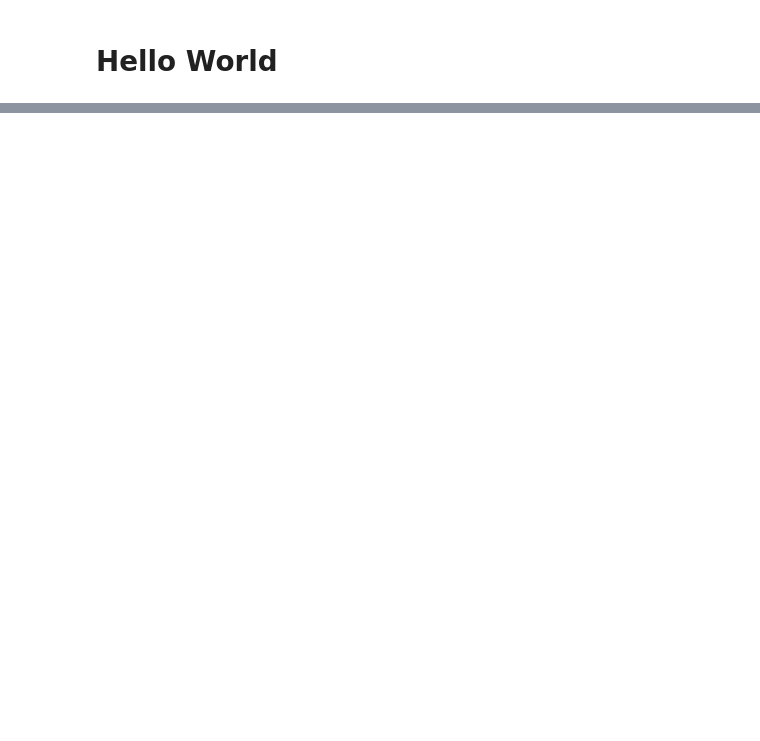
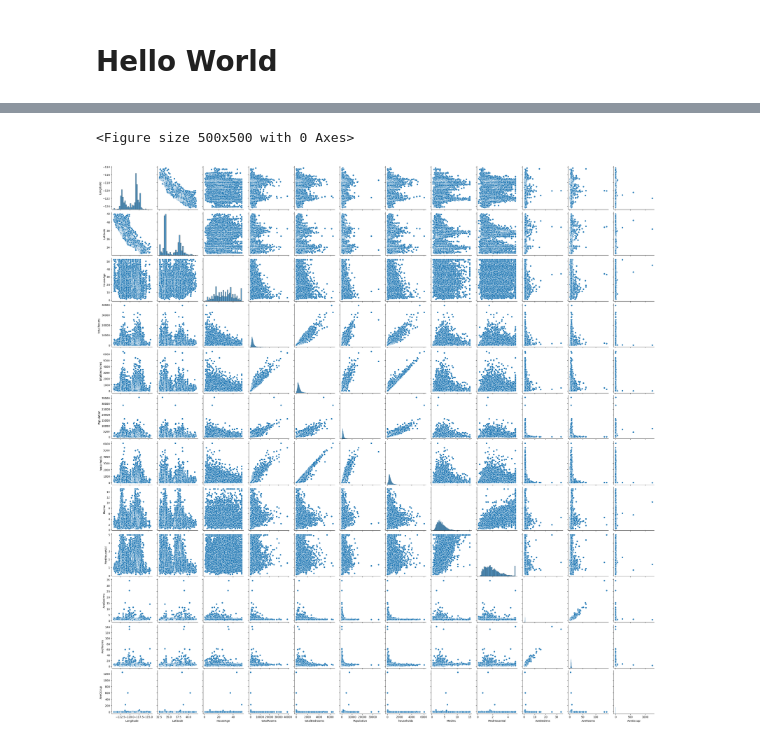
Before and after one commit to LarsBentsen/CourseDSAIStatisticalLearning, a Jupyter notebook: testing.ipynb, the cells around one changed output, grey strips where cells are left out. Drawn from its saved outputs; the diff is of its cells as text; code cells hidden in the pictures; blank space fills up the shorter version.

```diff
--- a/testing.ipynb
+++ b/testing.ipynb
@@ -24,0 +25,22 @@ data
+# %%
+# rename columns to be consistent with the book
+df.rename(columns={
+    'population': 'Population',
+    'housingMedianAge': 'HouseAge',
+    'longitude': 'Longitude',
+    'latitude': 'Latitude',
+    'medianIncome': 'MedInc',
+    'medianHouseValue': 'MedHouseVal'}, inplace=True)
+df['MedHouseVal'] /= 100000
+
+# calculate average values from total values
+df['AveBedrms'] = df['totalBedrooms'] / df['households']
+df['AveRooms'] = df['totalRooms'] / df['households']
+df['AveOccup'] = df['Population'] / df['households']
+
+# The response variable Y is the median house value in each
+# neighborhood measured in units of $100,000.
+target = 'MedHouseVal'
+
+features = ['Population', 'AveBedrms', 'AveRooms', 'HouseAge',
+            'Latitude', 'AveOccup', 'Longitude', 'MedInc']
@@ -24,0 +108,7 @@ data
+# %%
+plt.figure(figsize=(5,5))
+sns.pairplot(df)
+plt.show()
+# %% [output]
+<Figure size 500x500 with 0 Axes>
+[figure, added]
```
Also changed, not shown: parts of 11 cells of this notebook, 1 other file.
